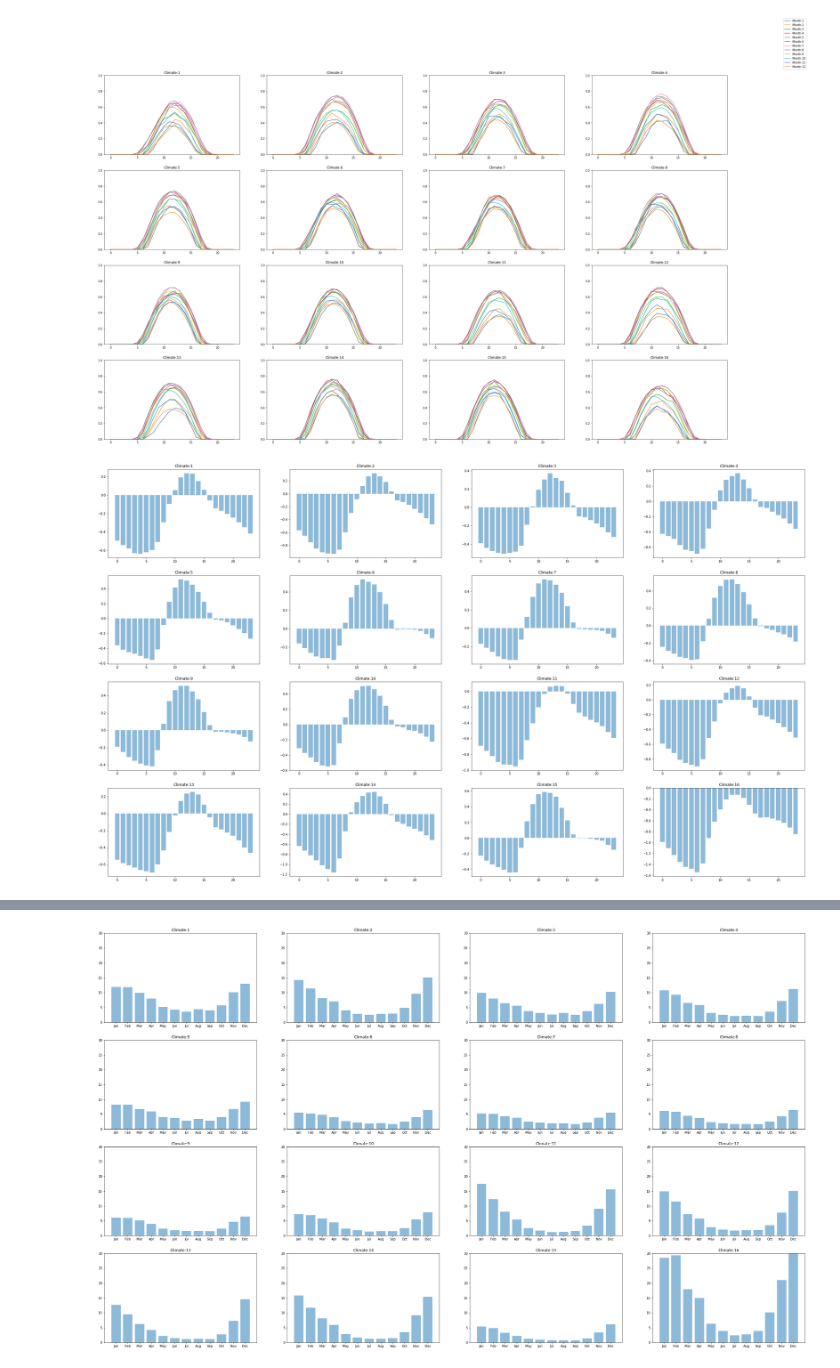
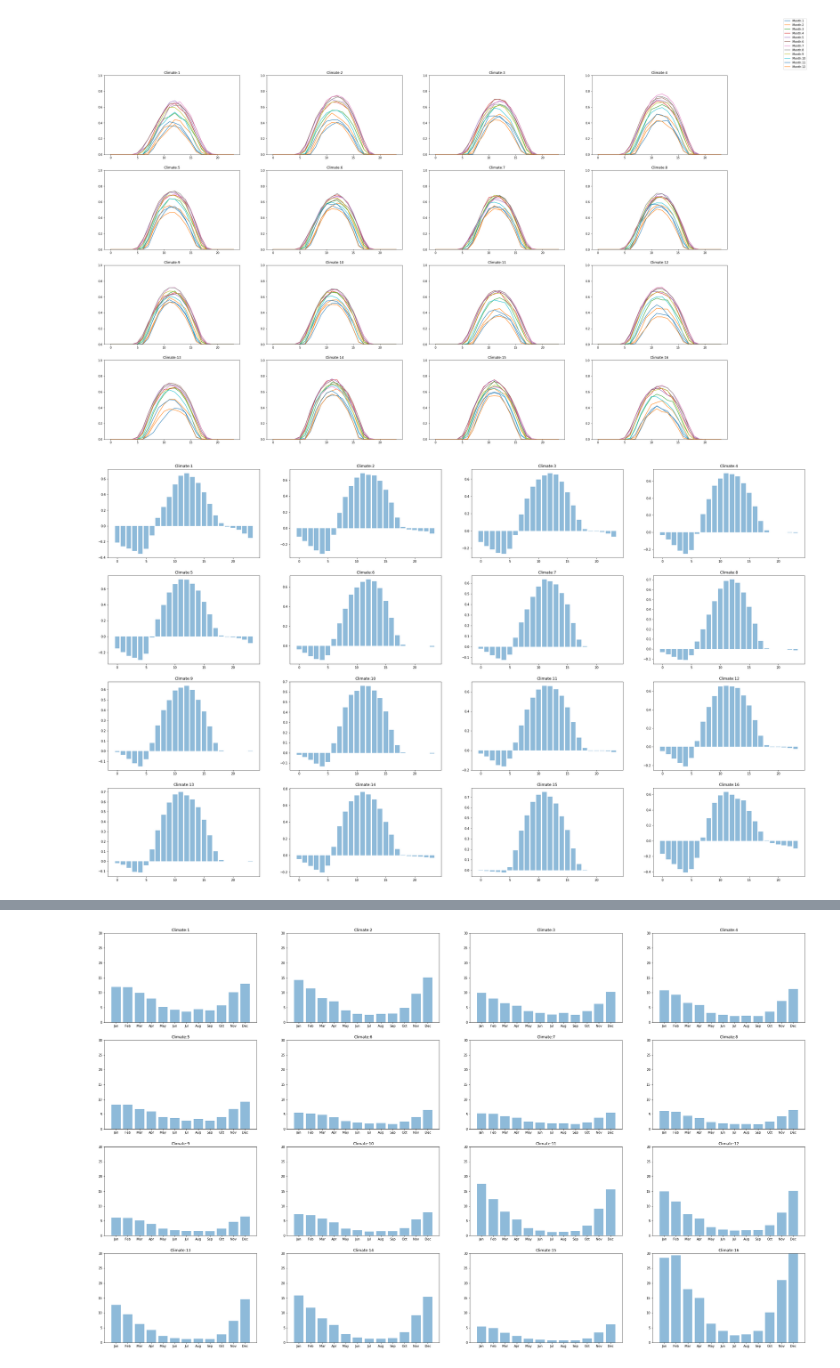
Before and after one commit to BuildingDecarb/URAP_2020, a Jupyter notebook: LoadBalanceGraphing.ipynb, the cells around one changed output, grey strips where cells are left out. Saved outputs shown, nothing was run; the diff lists cells and outputs as text; code cells hidden in the pictures.

```diff
--- a/LoadBalanceGraphing.ipynb
+++ b/LoadBalanceGraphing.ipynb
@@ -132,5 +153,8 @@ def average_HP_WH(month, year, climate):  # pass in month and climate as integer
     num_days_in_month = ((last_hour_of_month+1)-first_hour_of_month) / 24
     return np.divide(average_loads, num_days_in_month)
 
-average_HP_WH(1, 2019, 1)
+curr_sum = 0
+for i in range(1, 12):
+    curr_sum = curr_sum + average_HP_WH(i, 2019, 1)
+curr_sum
 # %% [output]
@@ -431,21 +486,23 @@ legend = fig.legend()
 # %%
 # Solar output at a specific hour - load usage at specific hour graphed
 average_HP_SH(1, 2019, 1)
 average_PV(1, 2019, 1)
 
+month = 5  # set month here
+
 fig = plt.figure()
 fig.set_size_inches(40, 24)
 fig.subplots_adjust(hspace=0.2, wspace=0.2)
-for climate in range(1, 17):  # for now, only look at January
+for climate in range(1, 17):
     hourData = []
     y_pos = np.arange(24)
     ax = fig.add_subplot(4, 4, climate)
     plt.title("Climate:" + str(climate))
     for hour in range(0, 24):
-        hourDiff = average_PV(1, 2019, climate)[hour] - average_HP_SH(1, 2019, climate)[hour]
+        hourDiff = average_PV(month, 2019, climate)[hour] - average_HP_SH(month, 2019, climate)[hour]
         hourData.append(hourDiff)
     plt.bar(y_pos, hourData, align='center', alpha=0.5)
 
 plt.show()
 # %% [output]
-[figure, old version]
+[figure, new version]
```
Also changed, not shown: parts of 10 cells of this notebook.
